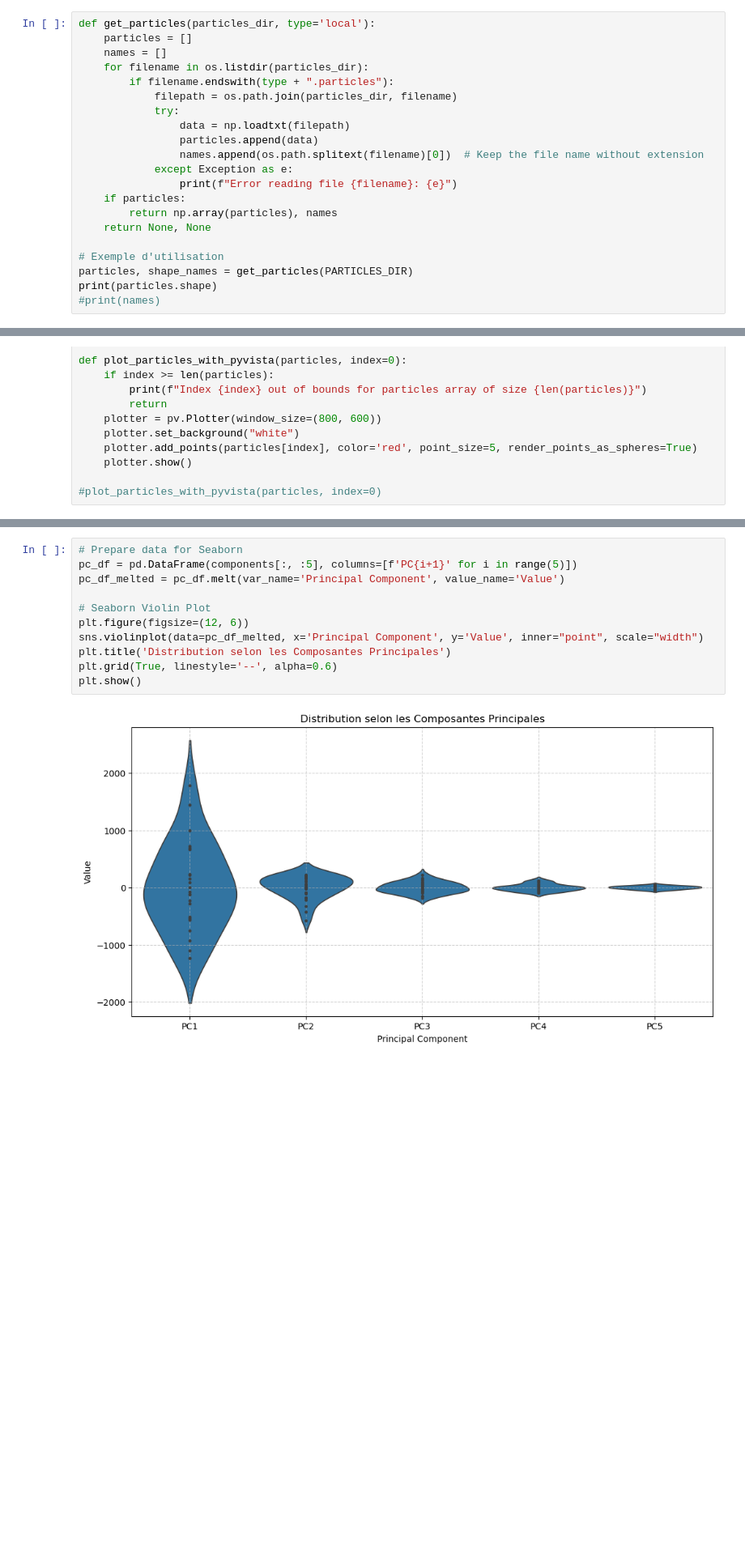
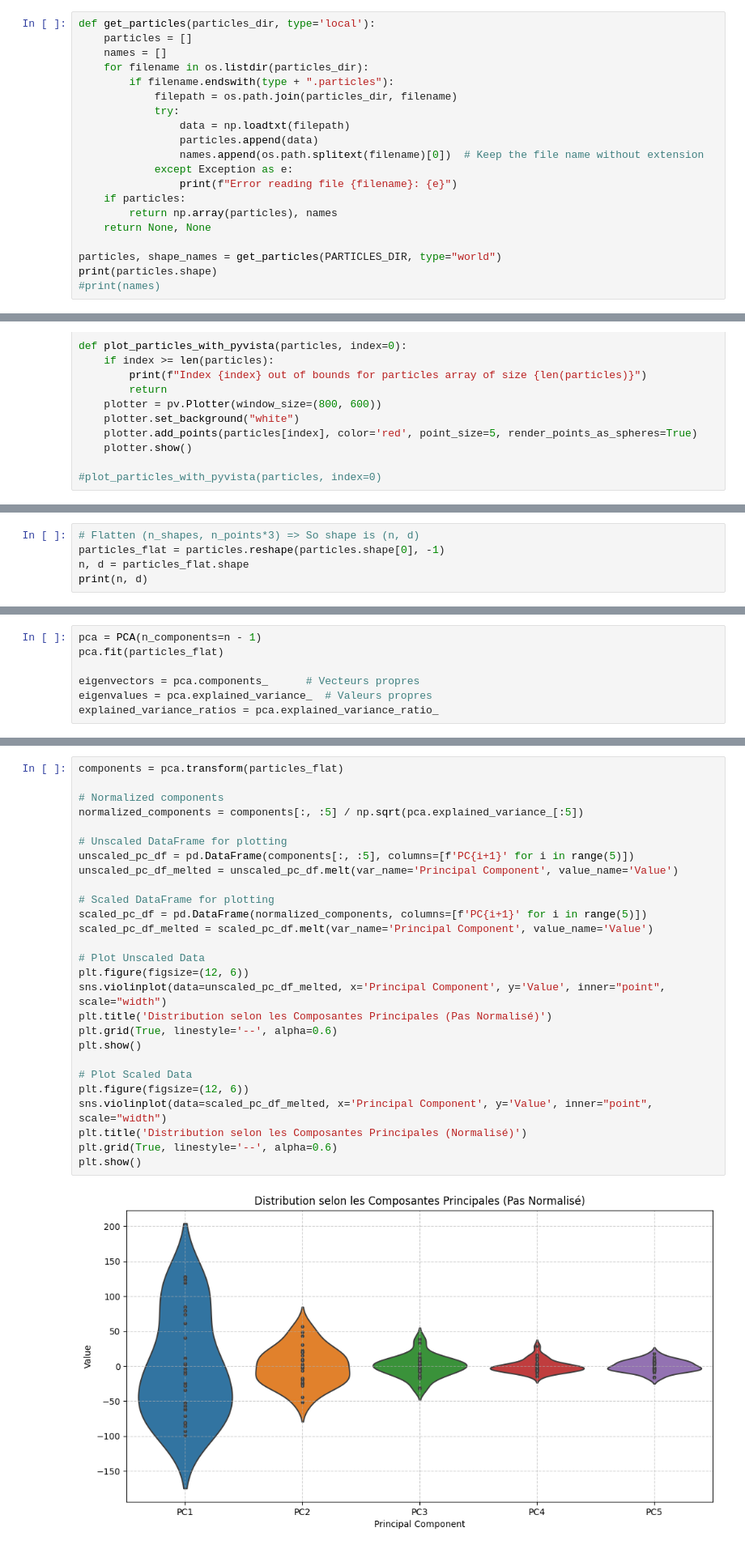
Before and after one commit to 54CHA-PJ/ECN-Statistical-Muscle-Shape-Modeling, a Jupyter notebook: CODE/pca_explore.ipynb, the cells around one changed output, grey strips where cells are left out. Shown: that part at 81% size. Saved outputs shown, nothing was run; the diff lists cells and outputs as text; blank space fills up the shorter version.

```diff
--- a/CODE/pca_explore.ipynb
+++ b/CODE/pca_explore.ipynb
@@ -31,8 +34,7 @@ def get_particles(particles_dir, type='local'):
         return np.array(particles), names
     return None, None
 
-# Exemple d'utilisation
-particles, shape_names = get_particles(PARTICLES_DIR)
+particles, shape_names = get_particles(PARTICLES_DIR, type="world")
 print(particles.shape)
 #print(names)
 # %% [output]
@@ -63,0 +58,5 @@ None
+# %%
+# Flatten (n_shapes, n_points*3) => So shape is (n, d)
+particles_flat = particles.reshape(particles.shape[0], -1)
+n, d = particles_flat.shape
+print(n, d)
@@ -64 +68,8 @@ None
+# %%
+pca = PCA(n_components=n - 1)
+pca.fit(particles_flat)
+
+eigenvectors = pca.components_      # Vecteurs propres
+eigenvalues = pca.explained_variance_  # Valeurs propres
+explained_variance_ratios = pca.explained_variance_ratio_
 # %%
@@ -77,13 +87,29 @@ plt.show()
 # %%
-# Prepare data for Seaborn
-pc_df = pd.DataFrame(components[:, :5], columns=[f'PC{i+1}' for i in range(5)])
-pc_df_melted = pc_df.melt(var_name='Principal Component', value_name='Value')
+components = pca.transform(particles_flat)
 
-# Seaborn Violin Plot
+# Normalized components
+normalized_components = components[:, :5] / np.sqrt(pca.explained_variance_[:5])
+
+# Unscaled DataFrame for plotting
+unscaled_pc_df = pd.DataFrame(components[:, :5], columns=[f'PC{i+1}' for i in range(5)])
+unscaled_pc_df_melted = unscaled_pc_df.melt(var_name='Principal Component', value_name='Value')
+
+# Scaled DataFrame for plotting
+scaled_pc_df = pd.DataFrame(normalized_components, columns=[f'PC{i+1}' for i in range(5)])
+scaled_pc_df_melted = scaled_pc_df.melt(var_name='Principal Component', value_name='Value')
+
+# Plot Unscaled Data
 plt.figure(figsize=(12, 6))
-sns.violinplot(data=pc_df_melted, x='Principal Component', y='Value', inner="point", scale="width")
-plt.title('Distribution selon les Composantes Principales')
+sns.violinplot(data=unscaled_pc_df_melted, x='Principal Component', y='Value', inner="point", scale="width")
+plt.title('Distribution selon les Composantes Principales (Pas Normalisé)')
 plt.grid(True, linestyle='--', alpha=0.6)
 plt.show()
+
+# Plot Scaled Data
+plt.figure(figsize=(12, 6))
+sns.violinplot(data=scaled_pc_df_melted, x='Principal Component', y='Value', inner="point", scale="width")
+plt.title('Distribution selon les Composantes Principales (Normalisé)')
+plt.grid(True, linestyle='--', alpha=0.6)
+plt.show()
 # %% [output]
-[figure, old version]
+[figure, new version]
```
Also changed, not shown: parts of 14 cells of this notebook, 1 other file.
